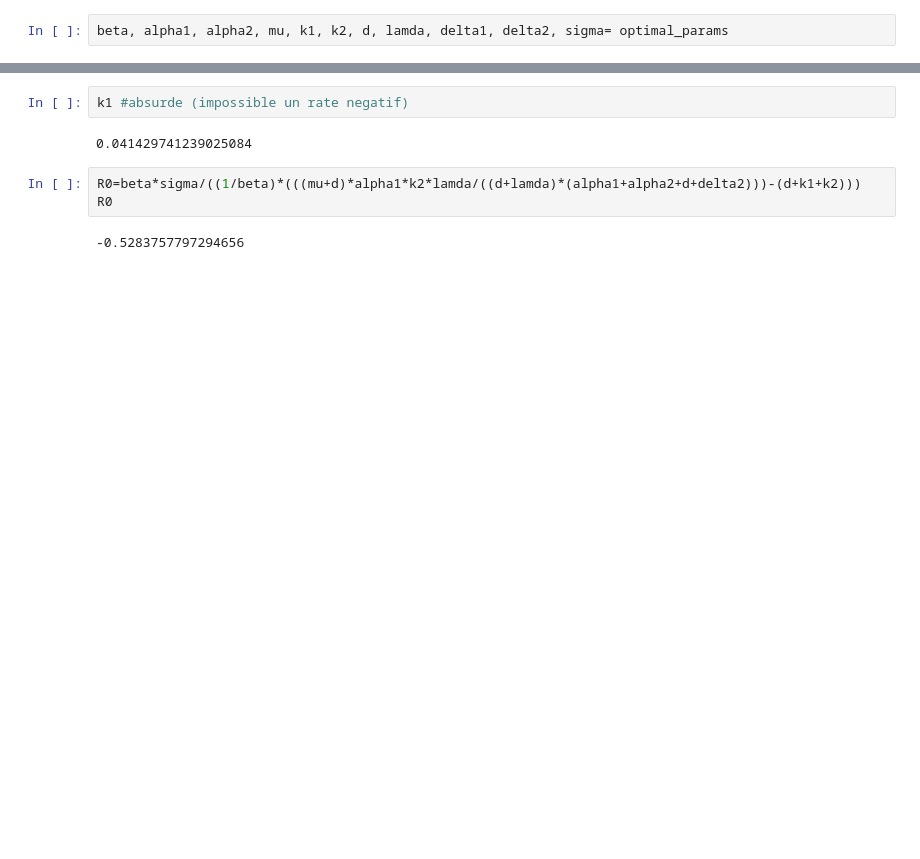
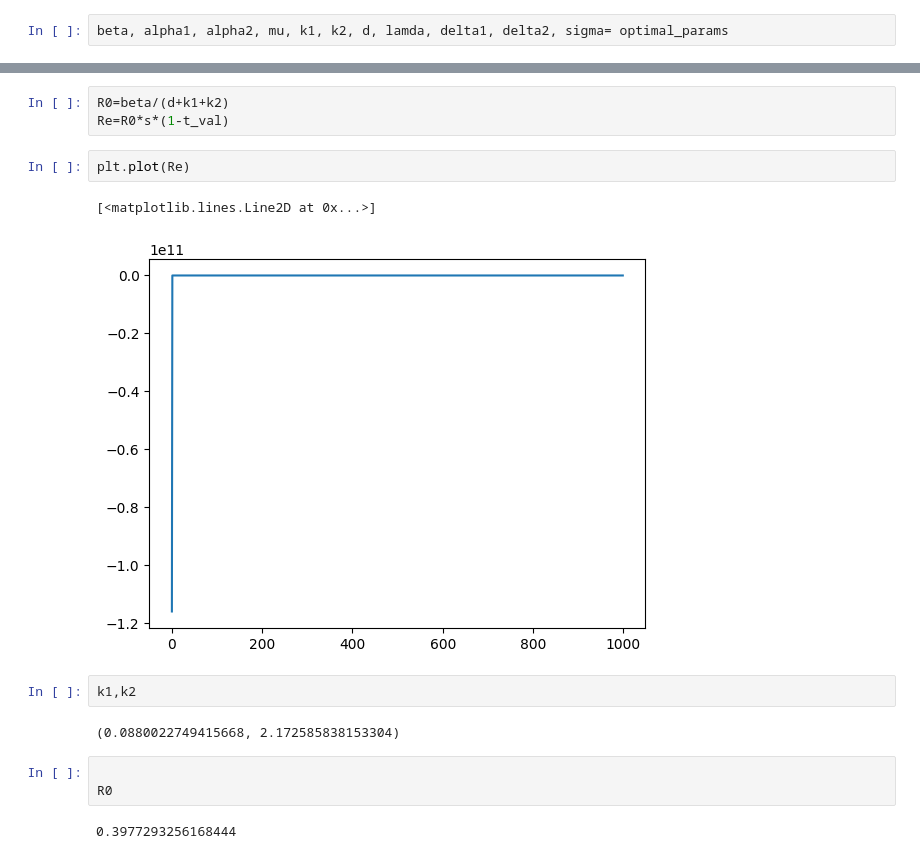
Before and after one commit to MoezGouiaa/Modelling-HIV-Aids-and-fitting-with-data-in-South-africa, a Jupyter notebook: data pre.ipynb, the cells around one changed output, grey strips where cells are left out. Drawn from its saved outputs; the diff is of its cells as text; blank space fills up the shorter version.

```diff
--- a/data pre.ipynb
+++ b/data pre.ipynb
@@ -268,11 +212,19 @@ beta, alpha1, alpha2, mu, k1, k2, d, lamda, delta1, delta2, sigma= optimal_param
+# %%
+R0=beta/(d+k1+k2)
+Re=R0*s*(1-t_val)
+# %%
+plt.plot(Re)
+# %% [output]
+[<matplotlib.lines.Line2D at 0x...>]
+[figure, added]
 # %%
-k1 #absurde (impossible un rate negatif)
+k1,k2
 # %% [output]
-0.041429741239025084
+(0.0880022749415668, 2.172585838153304)
 # %%
-R0=beta*sigma/((1/beta)*(((mu+d)*alpha1*k2*lamda/((d+lamda)*(alpha1+alpha2+d+delta2)))-(d+k1+k2)))
+
 R0
 # %% [output]
--0.5283757797294656
+0.3977293256168444
 # %%
 i=np.arange(0,10,0.1)
```
Also changed, not shown: parts of 17 cells of this notebook.
